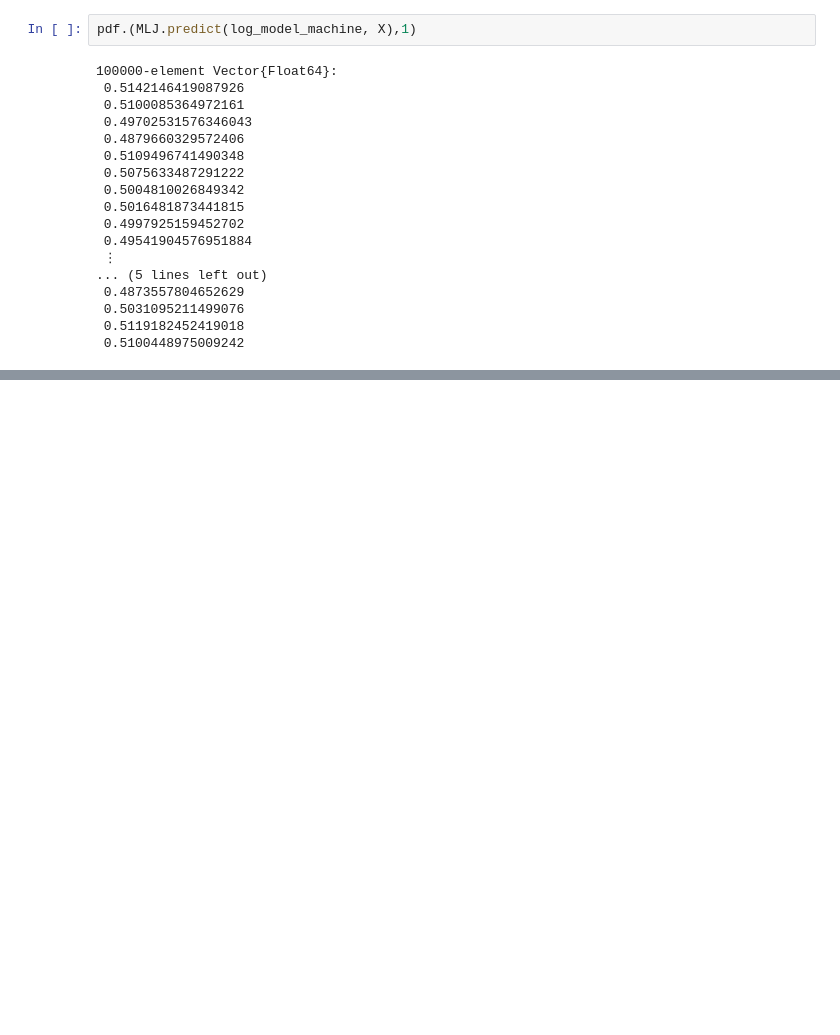
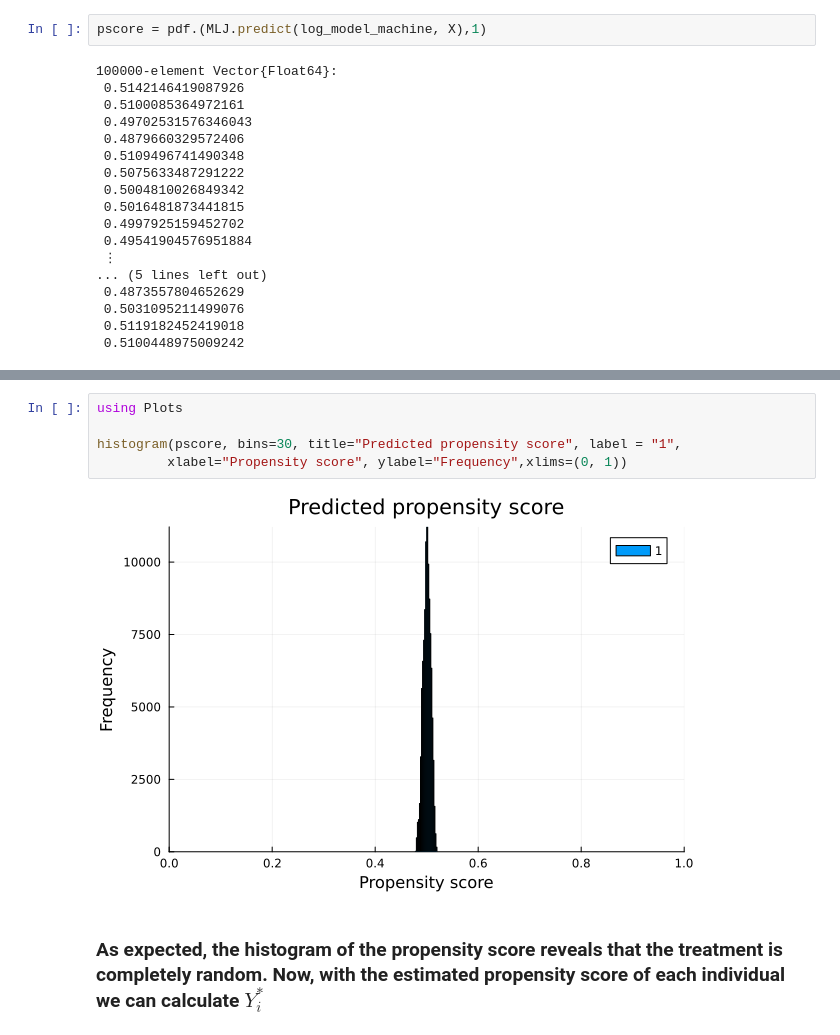
Before and after one commit to d2cml-ai/CausalAI-Course, a Jupyter notebook: Labs/PD/PD10/julia.ipynb, the cells around one changed output, grey strips where cells are left out. Drawn from its saved outputs; the diff is of its cells as text; blank space fills up the shorter version.

```diff
--- a/Labs/PD/PD10/julia.ipynb
+++ b/Labs/PD/PD10/julia.ipynb
@@ -175,5 +224,5 @@ trained Machine; caches model-specific representations of data
 # %%
-pdf.(MLJ.predict(log_model_machine, X),1)
+pscore = pdf.(MLJ.predict(log_model_machine, X),1)
 # %% [output]
 100000-element Vector{Float64}:
  0.5142146419087926
@@ -205 +267,10 @@ plt.show()
+# %%
+using Plots
+
+histogram(pscore, bins=30, title="Predicted propensity score", label = "1",
+         xlabel="Propensity score", ylabel="Frequency",xlims=(0, 1))
+# %% [output]
+[figure, added]
+# %% [markdown]
+### As expected, the histogram of the propensity score reveals that the treatment is completely random. Now, with the estimated propensity score of each individual we can calculate $Y_i^*$
 # %%
```
Also changed, not shown: parts of 36 cells of this notebook, 3 other files.
